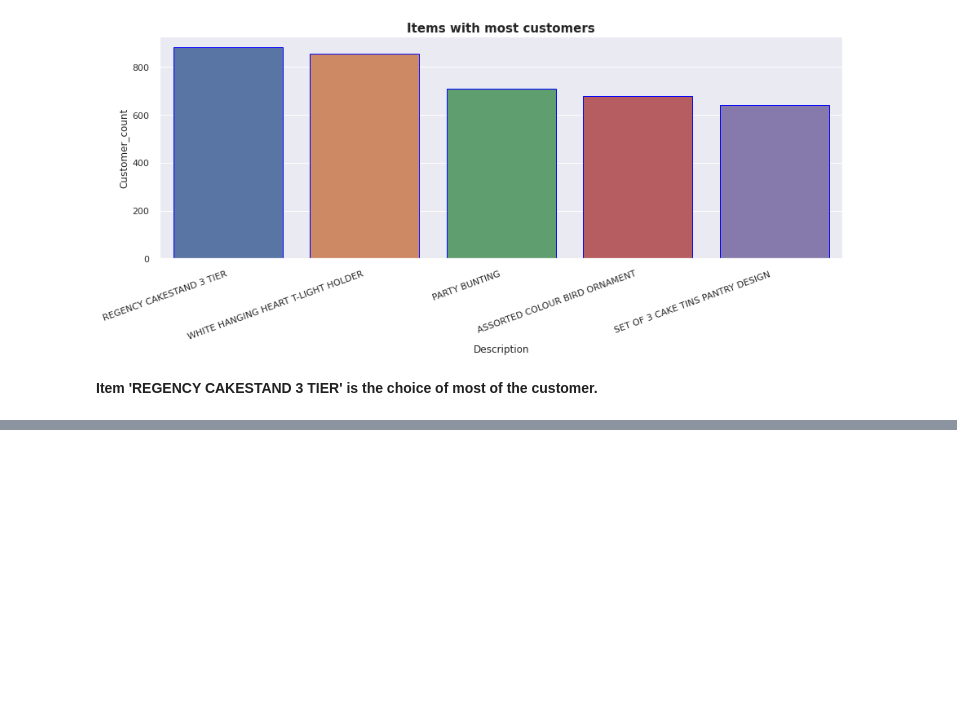
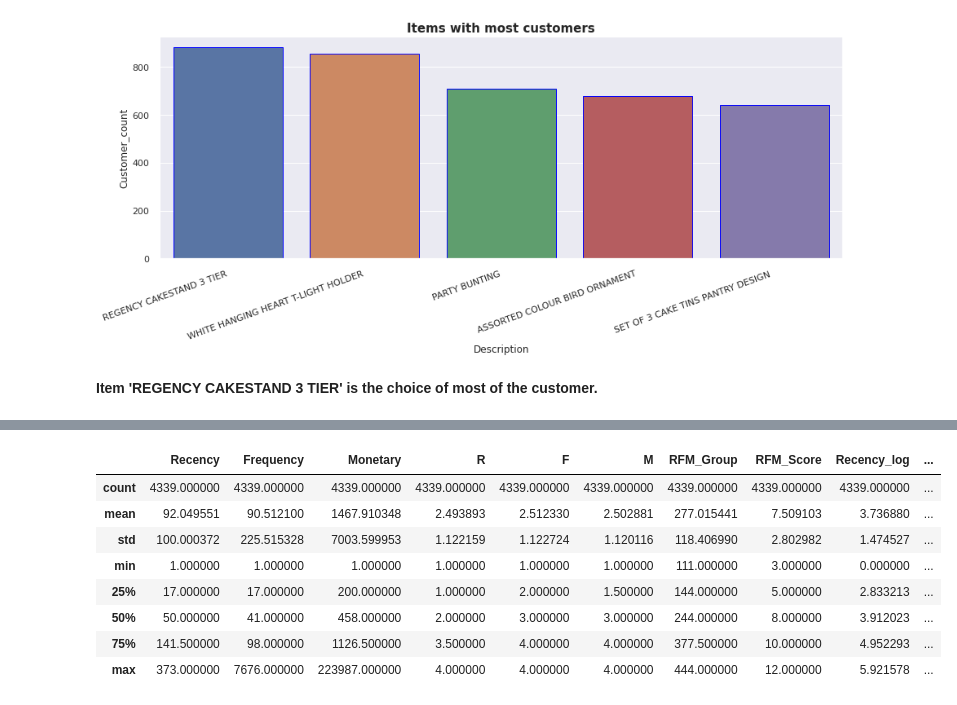
Before and after one commit to Kousikdutta1/Online-Retail-Customer-Segmentation, a Jupyter notebook: Kousik_Dutta_Online_Retail_Customer_Segmentation_Capstone_Project.ipynb, the cells around one changed output, grey strips where cells are left out. Saved outputs shown, nothing was run; the diff lists cells and outputs as text; code cells hidden in the pictures; blank space fills up the shorter version.

```diff
--- a/Kousik_Dutta_Online_Retail_Customer_Segmentation_Capstone_Project.ipynb
+++ b/Kousik_Dutta_Online_Retail_Customer_Segmentation_Capstone_Project.ipynb
@@ -736,0 +816,14 @@ plt.show();
+# %%
+# Calculating R,F & M scores by splitting Recency, Frequency & Monetary based on quantiles
+
+rfm_df['R'] = pd.qcut(rfm_df['Recency'], q = 4, labels = [1,2,3,4]).astype(int)
+rfm_df['F'] = pd.qcut(rfm_df['Frequency'], q = 4, labels = [4,3,2,1]).astype(int)
+rfm_df['M'] = pd.qcut(rfm_df['Monetary'], q = 4, labels = [4,3,2,1]).astype(int)
+
+# Finding the RFM group for each customer by combining the factors R, F & M
+
+rfm_df['RFM_Group'] =  100*rfm_df['R'] + 10*rfm_df['F'] + rfm_df['M']
+
+# Finding RFM score for each customer by adding the factors R,F & M
+
+rfm_df['RFM_Score'] = rfm_df['R'] + rfm_df ['F'] + rfm_df['M']
@@ -736,0 +928,14 @@ plt.show();
+# %%
+# Checking Descriptive Statistics of The Dataframe
+
+rfm_df.describe()
+# %% [output]
+|  | Recency | Frequency | Monetary | R | F | M | RFM_Group | RFM_Score | Recency_log | ... |
+| count | 4339.000000 | 4339.000000 | 4339.000000 | 4339.000000 | 4339.000000 | 4339.000000 | 4339.000000 | 4339.000000 | 4339.000000 | ... |
+| mean | 92.049551 | 90.512100 | 1467.910348 | 2.493893 | 2.512330 | 2.502881 | 277.015441 | 7.509103 | 3.736880 | ... |
+| std | 100.000372 | 225.515328 | 7003.599953 | 1.122159 | 1.122724 | 1.120116 | 118.406990 | 2.802982 | 1.474527 | ... |
+| min | 1.000000 | 1.000000 | 1.000000 | 1.000000 | 1.000000 | 1.000000 | 111.000000 | 3.000000 | 0.000000 | ... |
+| 25% | 17.000000 | 17.000000 | 200.000000 | 1.000000 | 2.000000 | 1.500000 | 144.000000 | 5.000000 | 2.833213 | ... |
+| 50% | 50.000000 | 41.000000 | 458.000000 | 2.000000 | 3.000000 | 3.000000 | 244.000000 | 8.000000 | 3.912023 | ... |
+| 75% | 141.500000 | 98.000000 | 1126.500000 | 3.500000 | 4.000000 | 4.000000 | 377.500000 | 10.000000 | 4.952293 | ... |
+| max | 373.000000 | 7676.000000 | 223987.000000 | 4.000000 | 4.000000 | 4.000000 | 444.000000 | 12.000000 | 5.921578 | ... |
```
Also changed, not shown: parts of 21 cells of this notebook.
